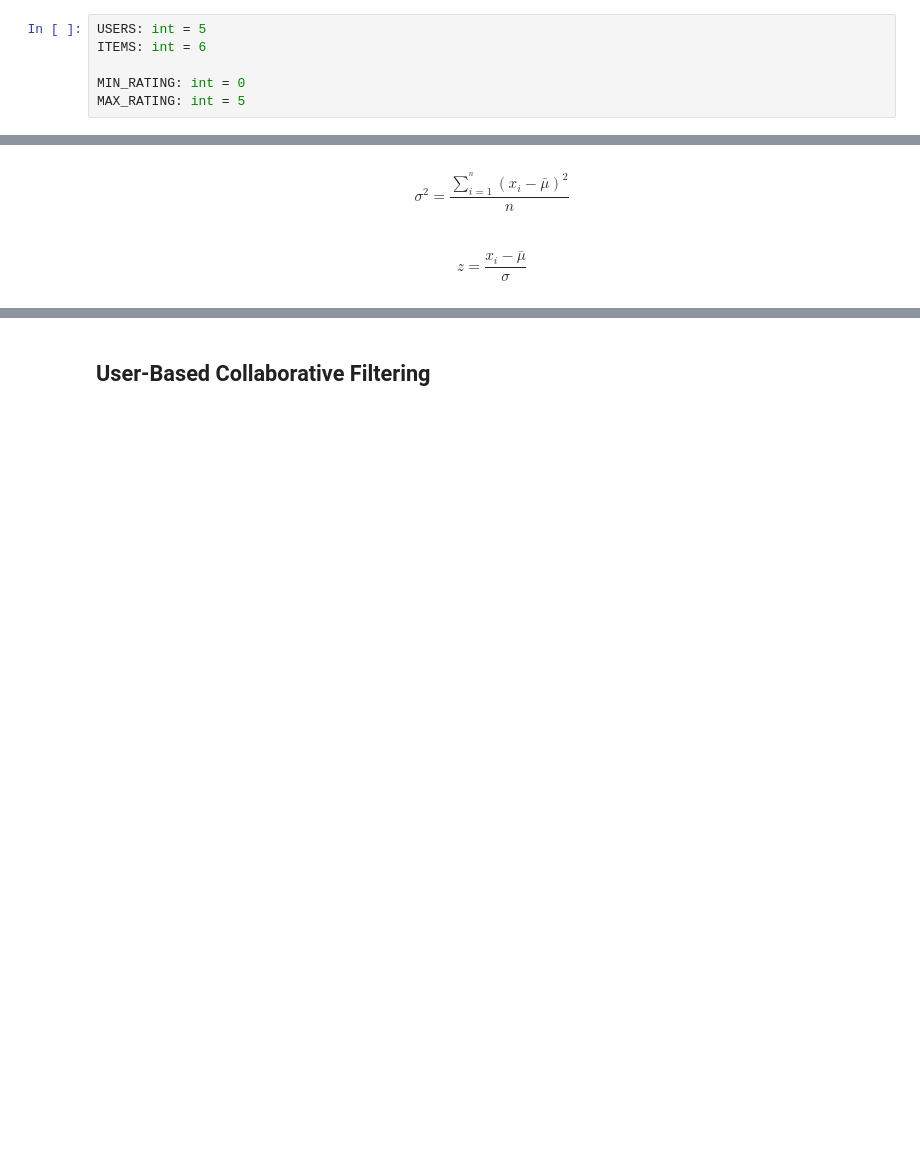
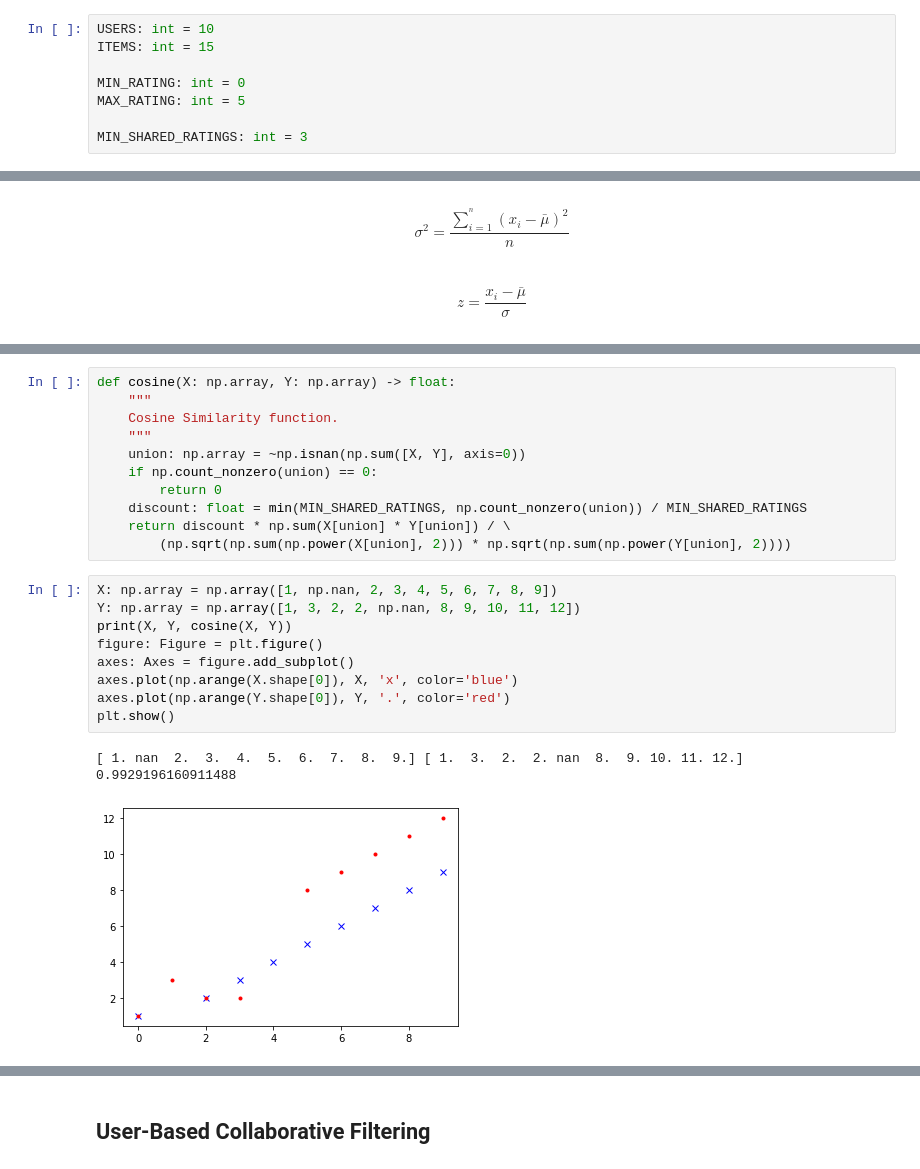
Before and after one commit to MartinCastroAlvarez/python-recommender-systems, a Jupyter notebook: memorybased.ipynb, the cells around one changed output, grey strips where cells are left out. Drawn from its saved outputs; the diff is of its cells as text; blank space fills up the shorter version.

```diff
--- a/memorybased.ipynb
+++ b/memorybased.ipynb
@@ -13,9 +17,11 @@ $$ I = \{ i_1, i_2 ... i_n \} \land |I| = n $$
 # %% [markdown]
 $$ R = \{ r_{1,1}, r_{1,2} ... r_{2,1}, r_{2,2} ... r_{m,n} \} \land |R| = m \times n $$
 # %%
-USERS: int = 5
-ITEMS: int = 6
+USERS: int = 10
+ITEMS: int = 15
 
 MIN_RATING: int = 0
 MAX_RATING: int = 5
+
+MIN_SHARED_RATINGS: int = 3
 # %%
@@ -70,0 +110,23 @@ assert y[1].flat[2] == 1.3363062095621223
+# %%
+def cosine(X: np.array, Y: np.array) -> float:
+    """
+    Cosine Similarity function.
+    """
+    union: np.array = ~np.isnan(np.sum([X, Y], axis=0))
+    if np.count_nonzero(union) == 0:
+        return 0
+    discount: float = min(MIN_SHARED_RATINGS, np.count_nonzero(union)) / MIN_SHARED_RATINGS
+    return discount * np.sum(X[union] * Y[union]) / \
+        (np.sqrt(np.sum(np.power(X[union], 2))) * np.sqrt(np.sum(np.power(Y[union], 2))))
+# %%
+X: np.array = np.array([1, np.nan, 2, 3, 4, 5, 6, 7, 8, 9])
+Y: np.array = np.array([1, 3, 2, 2, np.nan, 8, 9, 10, 11, 12])
+print(X, Y, cosine(X, Y))
+figure: Figure = plt.figure()
+axes: Axes = figure.add_subplot()
+axes.plot(np.arange(X.shape[0]), X, 'x', color='blue')
+axes.plot(np.arange(Y.shape[0]), Y, '.', color='red')
+plt.show()
+# %% [output]
+[ 1. nan  2.  3.  4.  5.  6.  7.  8.  9.] [ 1.  3.  2.  2. nan  8.  9. 10. 11. 12.] 0.9929196160911488
+[figure, added]
```
Also changed, not shown: parts of 13 cells of this notebook.
